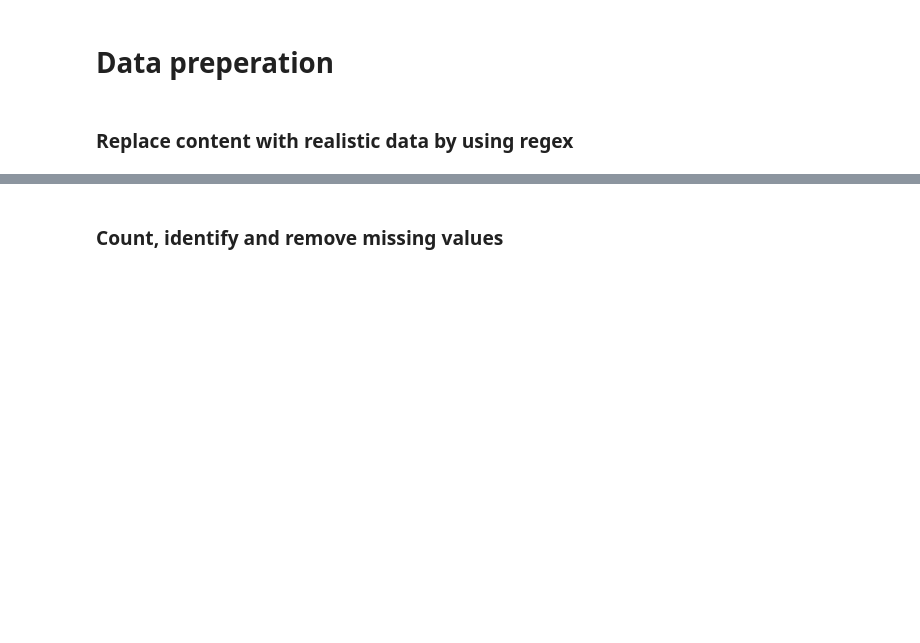
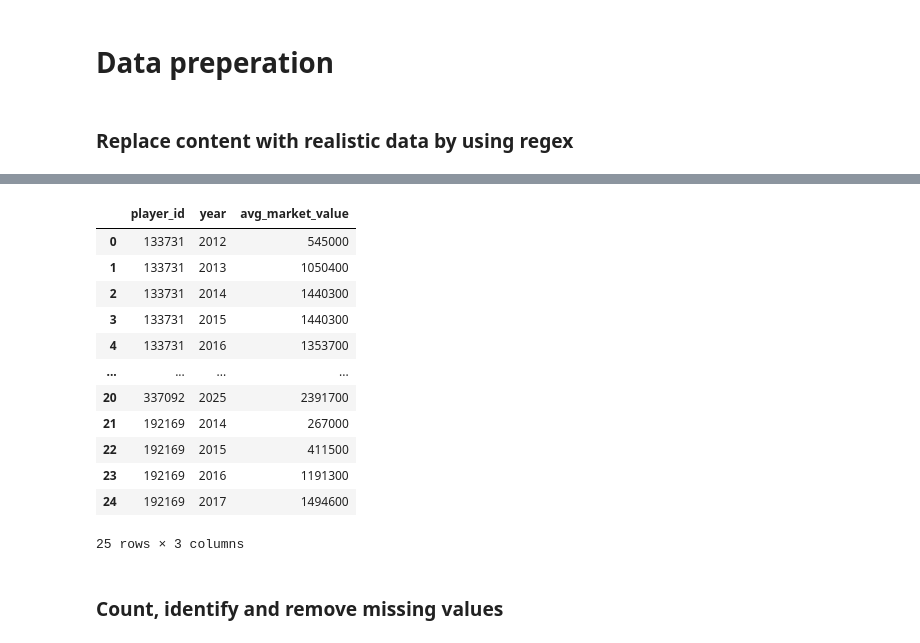
Before and after one commit to loretyan/ProjectDataAnalytics, a Jupyter notebook: Bundesliga.ipynb, the cells around one changed output, grey strips where cells are left out. Saved outputs shown, nothing was run; the diff lists cells and outputs as text; code cells hidden in the pictures; blank space fills up the shorter version.

Commit message:
market value zu avg market value

```diff
--- a/Bundesliga.ipynb
+++ b/Bundesliga.ipynb
@@ -77,2 +96,63 @@ for i in df['']:
+# %%
+# Ergebnisse speichern
+result_rows = []
+
+# Spieler-IDs durchlaufen
+for player_id in df_value["player_id"].unique():
+    # Daten für den aktuellen Spieler filtern
+    player_data = df_value[df_value["player_id"] == player_id]
+
+    # Tiefstes Jahr finden und runden
+    min_year = player_data["year"].min()
+    min_year_rounded = int(round(min_year))
+
+    # Von min_year_rounded bis 2025 iterieren
+    for year in range(min_year_rounded, 2026):
+        # Daten innerhalb von ±0.5 des aktuellen Jahres filtern
+        year_data = player_data[(player_data["year"] > year - 0.5) & (player_data["year"] <= year + 0.5)]
+
+        if len(year_data) > 0:
+            # Durchschnitt berechnen, falls Daten vorhanden sind
+            avg_market_value = year_data["market_value"].mean()
+        else:
+            # Durchschnitt aus nächstgelegenen Jahren berechnen
+            before_year_data = player_data[player_data["year"] < year]
+            after_year_data = player_data[player_data["year"] > year]
+
+            avg_before = before_year_data["market_value"].mean() if len(before_year_data) > 0 else np.nan
+            avg_after = after_year_data["market_value"].mean() if len(after_year_data) > 0 else np.nan
+
+            # Durchschnitt von beiden oder nächstliegendem Jahr, falls eins fehlt
+            avg_market_value = np.nanmean([avg_before, avg_after])
+
+        # Marktwert auf die nächsten 100 runden
+        avg_market_value = round(avg_market_value / 100) * 100 if not np.isnan(avg_market_value) else np.nan
+
+        # Ergebnis speichern
+        result_rows.append({
+            "player_id": player_id,
+            "year": year,
+            "avg_market_value": avg_market_value
+        })
+
+# Ergebnisse in einen DataFrame umwandeln
+result_df = pd.DataFrame(result_rows)
+df_value = result_df
+# Ausgabe anzeigen
+df_value.head(25)
+# %% [output]
+|  | player_id | year | avg_market_value |
+| 0 | 133731 | 2012 | 545000 |
+| 1 | 133731 | 2013 | 1050400 |
+| 2 | 133731 | 2014 | 1440300 |
+| 3 | 133731 | 2015 | 1440300 |
+| 4 | 133731 | 2016 | 1353700 |
+| ... | ... | ... | ... |
+| 20 | 337092 | 2025 | 2391700 |
+| 21 | 192169 | 2014 | 267000 |
+| 22 | 192169 | 2015 | 411500 |
+| 23 | 192169 | 2016 | 1191300 |
+| 24 | 192169 | 2017 | 1494600 |
+25 rows × 3 columns
 # %% [markdown]
 ### Count, identify and remove missing values
```
Also changed, not shown: parts of 6 cells of this notebook.
